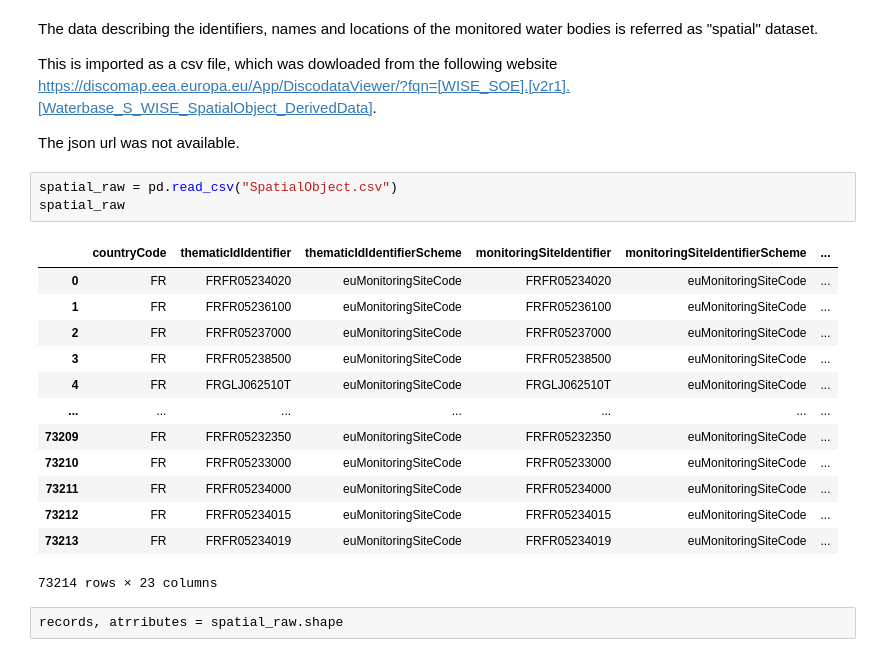
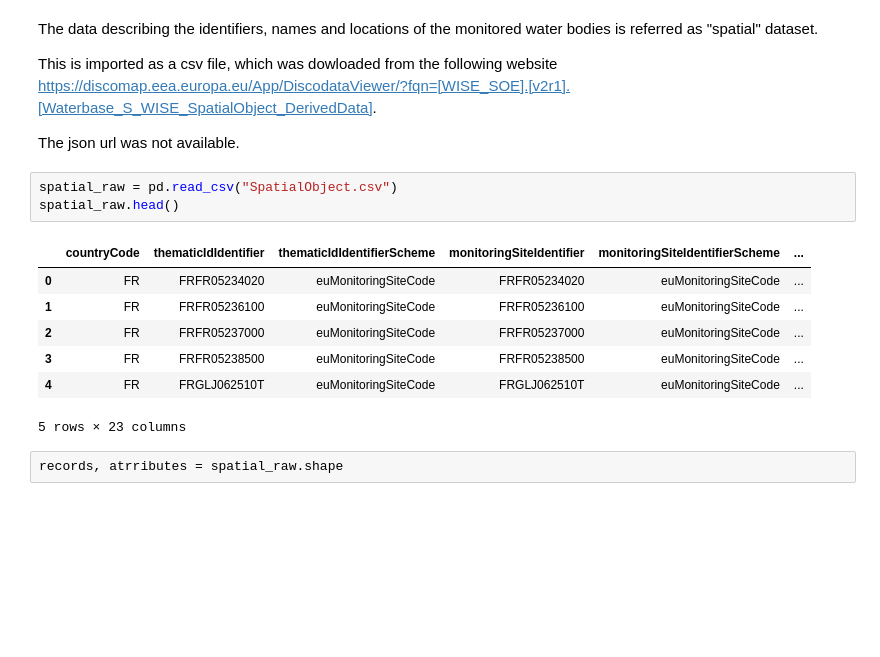
Before and after one commit to ElisabettaDeVitoFrancesco/DAPT0123, a Jupyter notebook: DAPT0123_M7/M7_FinalProject_DataExploration.ipynb, the cells around one changed output. Saved outputs shown, nothing was run; the diff lists cells and outputs as text; blank space fills up the shorter version.

```diff
--- a/DAPT0123_M7/M7_FinalProject_DataExploration.ipynb
+++ b/DAPT0123_M7/M7_FinalProject_DataExploration.ipynb
@@ -56,21 +68,15 @@ This is imported as a csv file, which was dowloaded from the following website h
 The json url was not available.
 # %%
 spatial_raw = pd.read_csv("SpatialObject.csv")
-spatial_raw
+spatial_raw.head()
 # %% [output]
 |  | countryCode | thematicIdIdentifier | thematicIdIdentifierScheme | monitoringSiteIdentifier | monitoringSiteIdentifierScheme | ... |
 | 0 | FR | FRFR05234020 | euMonitoringSiteCode | FRFR05234020 | euMonitoringSiteCode | ... |
 | 1 | FR | FRFR05236100 | euMonitoringSiteCode | FRFR05236100 | euMonitoringSiteCode | ... |
 | 2 | FR | FRFR05237000 | euMonitoringSiteCode | FRFR05237000 | euMonitoringSiteCode | ... |
 | 3 | FR | FRFR05238500 | euMonitoringSiteCode | FRFR05238500 | euMonitoringSiteCode | ... |
 | 4 | FR | FRGLJ062510T | euMonitoringSiteCode | FRGLJ062510T | euMonitoringSiteCode | ... |
-| ... | ... | ... | ... | ... | ... | ... |
-| 73209 | FR | FRFR05232350 | euMonitoringSiteCode | FRFR05232350 | euMonitoringSiteCode | ... |
-| 73210 | FR | FRFR05233000 | euMonitoringSiteCode | FRFR05233000 | euMonitoringSiteCode | ... |
-| 73211 | FR | FRFR05234000 | euMonitoringSiteCode | FRFR05234000 | euMonitoringSiteCode | ... |
-| 73212 | FR | FRFR05234015 | euMonitoringSiteCode | FRFR05234015 | euMonitoringSiteCode | ... |
-| 73213 | FR | FRFR05234019 | euMonitoringSiteCode | FRFR05234019 | euMonitoringSiteCode | ... |
-73214 rows × 23 columns
+5 rows × 23 columns
 # %%
 records, atrributes = spatial_raw.shape
 # %%
```
Also changed, not shown: parts of 142 cells of this notebook.
